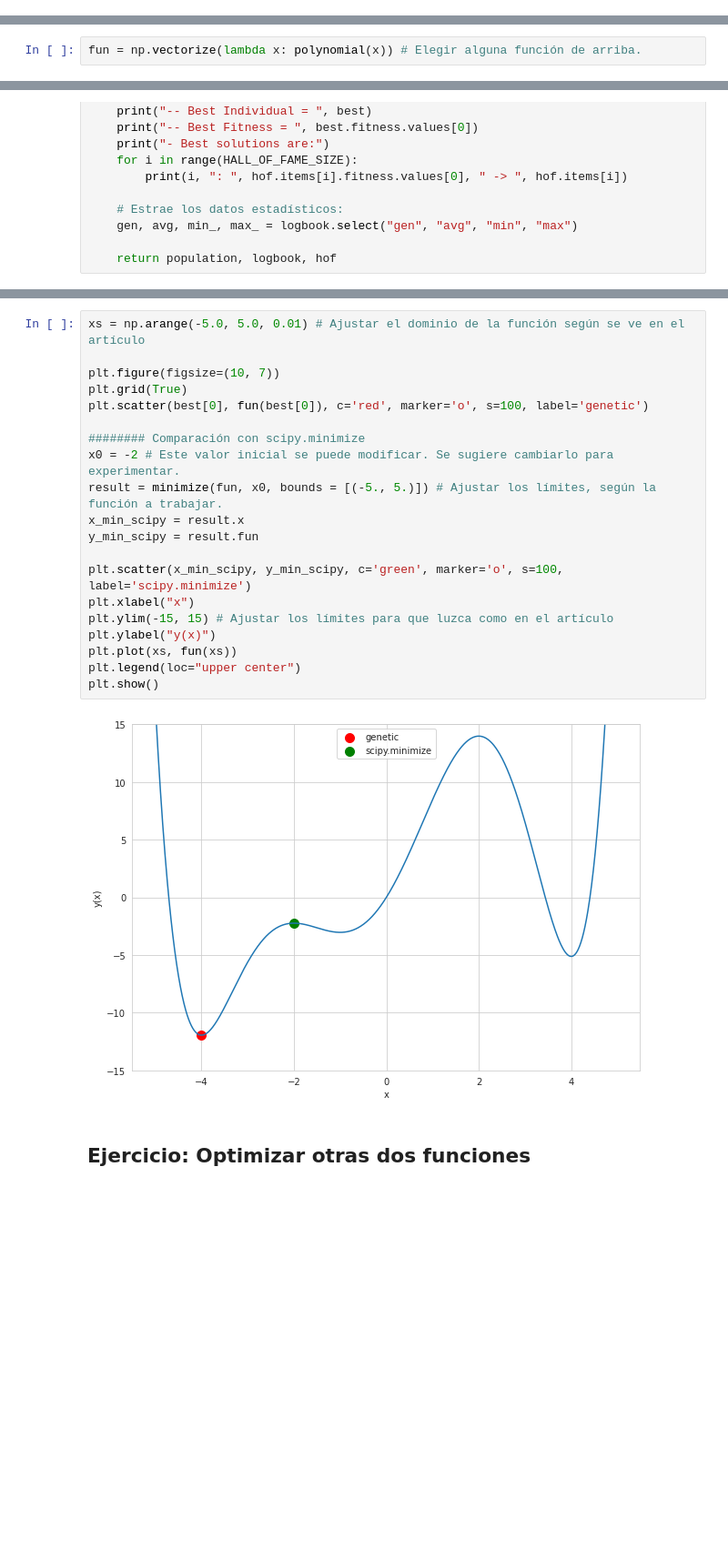
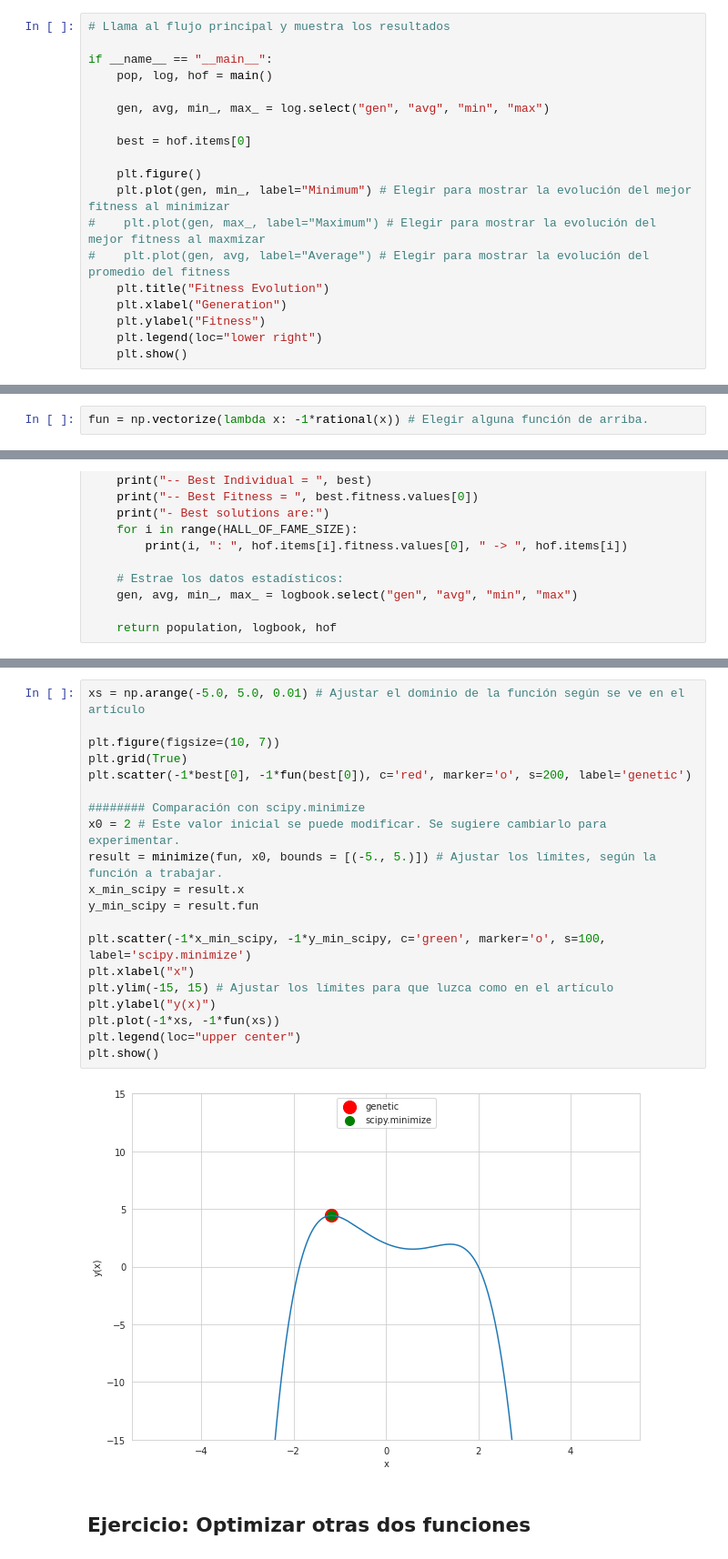
Before and after one commit to igomezv/ComputoEvolutivo, a Jupyter notebook: 6_4_DEAP.ipynb, the cells around one changed output, grey strips where cells are left out. Shown at 91% size. Drawn from its saved outputs; the diff is of its cells as text; blank space fills up the shorter version.

```diff
--- a/6_4_DEAP.ipynb
+++ b/6_4_DEAP.ipynb
@@ -822,0 +909,19 @@ def exponential(x):
+# %%
+# Llama al flujo principal y muestra los resultados
+
+if __name__ == "__main__":
+    pop, log, hof = main()
+
+    gen, avg, min_, max_ = log.select("gen", "avg", "min", "max")
+
+    best = hof.items[0]
+
+    plt.figure()
+    plt.plot(gen, min_, label="Minimum") # Elegir para mostrar la evolución del mejor fitness al minimizar
+#    plt.plot(gen, max_, label="Maximum") # Elegir para mostrar la evolución del mejor fitness al maxmizar
+#    plt.plot(gen, avg, label="Average") # Elegir para mostrar la evolución del promedio del fitness
+    plt.title("Fitness Evolution")
+    plt.xlabel("Generation")
+    plt.ylabel("Fitness")
+    plt.legend(loc="lower right")
+    plt.show()
@@ -823,5 +971,5 @@ def exponential(x):
 # %%
-fun = np.vectorize(lambda x: polynomial(x)) # Elegir alguna función de arriba.
+fun = np.vectorize(lambda x: -1*rational(x)) # Elegir alguna función de arriba.
 # %%
 xs = np.arange(-5.0, 5.0, 0.01) # Ajustar el dominio de la función según se ve en el artículo
 
@@ -962,25 +1110,25 @@ best
 # %%
 xs = np.arange(-5.0, 5.0, 0.01) # Ajustar el dominio de la función según se ve en el artículo
 
 plt.figure(figsize=(10, 7))
 plt.grid(True)
-plt.scatter(best[0], fun(best[0]), c='red', marker='o', s=100, label='genetic')
+plt.scatter(-1*best[0], -1*fun(best[0]), c='red', marker='o', s=200, label='genetic')
 
 ######## Comparación con scipy.minimize
-x0 = -2 # Este valor inicial se puede modificar. Se sugiere cambiarlo para experimentar.
+x0 = 2 # Este valor inicial se puede modificar. Se sugiere cambiarlo para experimentar.
 result = minimize(fun, x0, bounds = [(-5., 5.)]) # Ajustar los límites, según la función a trabajar.
 x_min_scipy = result.x
 y_min_scipy = result.fun
 
-plt.scatter(x_min_scipy, y_min_scipy, c='green', marker='o', s=100, label='scipy.minimize')
+plt.scatter(-1*x_min_scipy, -1*y_min_scipy, c='green', marker='o', s=100, label='scipy.minimize')
 plt.xlabel("x")
 plt.ylim(-15, 15) # Ajustar los límites para que luzca como en el artículo
 plt.ylabel("y(x)")
-plt.plot(xs, fun(xs))
+plt.plot(-1*xs, -1*fun(xs))
 plt.legend(loc="upper center")
 plt.show()
 # %% [output]
-[figure, old version]
+[figure, new version]
 # %% [markdown]
 ## Ejercicio: Optimizar otras dos funciones
 # %% [markdown]
```
Also changed, not shown: parts of 15 cells of this notebook.
